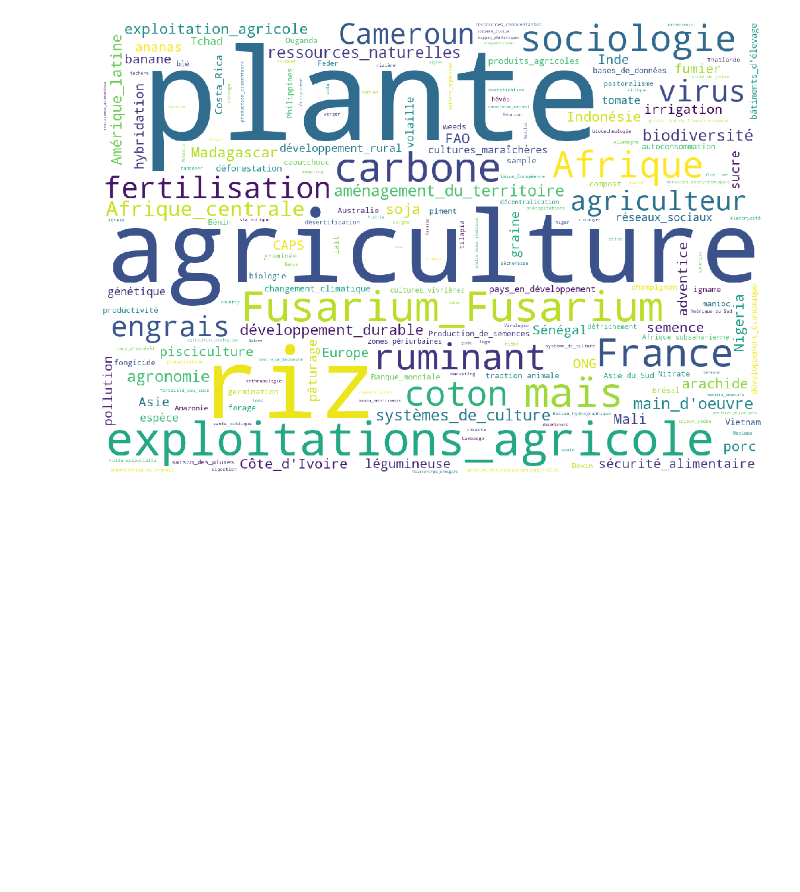
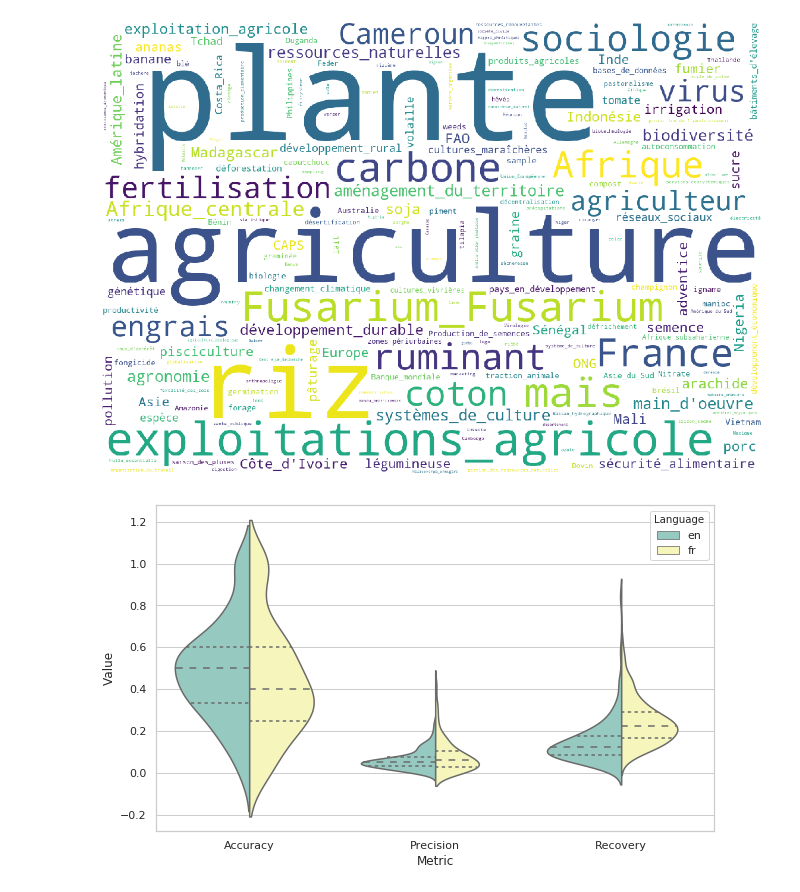
Before and after one commit to twktheainur/etude-technique, a Jupyter notebook: recouvrement.ipynb, the cells around one changed output. Saved outputs shown, nothing was run; the diff lists cells and outputs as text; code cells hidden in the pictures; blank space fills up the shorter version.

```diff
--- a/recouvrement.ipynb
+++ b/recouvrement.ipynb
@@ -283,7 +283,7 @@ for i, row in file.iterrows():
 
     print(cagro.update(metadata, ent_and_cat))
 
-    if i > 1000
+    if len(cagro.memory) > 200:
         break
 print(cagro.average_accuracy)
 # %% [output]
@@ -318,3 +321,22 @@ plt.axis('off')
 plt.savefig('resources/wordcloudfr.png')
 # %% [output]
 [figure]
+# %%
+en_metrics = pd.read_csv('en_metrics.csv')
+en_metrics = en_metrics.unstack().reset_index()
+en_metrics['level_1'] = 'en'
+en_metrics.columns = ['Metric', 'Language', 'Value']
+# %%
+fr_metrics = pd.DataFrame(cagro.memory, columns=['Accuracy', 'Precision', 'Recovery'])
+fr_metrics = fr_metrics.unstack().reset_index()
+fr_metrics['level_1'] = 'fr'
+fr_metrics.columns = ['Metric', 'Language', 'Value']
+# %%
+import seaborn as sns
+full_data = pd.concat([en_metrics, fr_metrics])
+plt.figure(figsize=(10,6))
+sns.set(style="whitegrid")
+ax = sns.violinplot(x='Metric', y='Value', hue='Language', palette="Set3", data=full_data, split=True, inner="quartile")
+plt.savefig('resources/violinplot.png')
+# %% [output]
+[figure, added]
```
Also changed, not shown: parts of 2 cells of this notebook, 4 other files.
